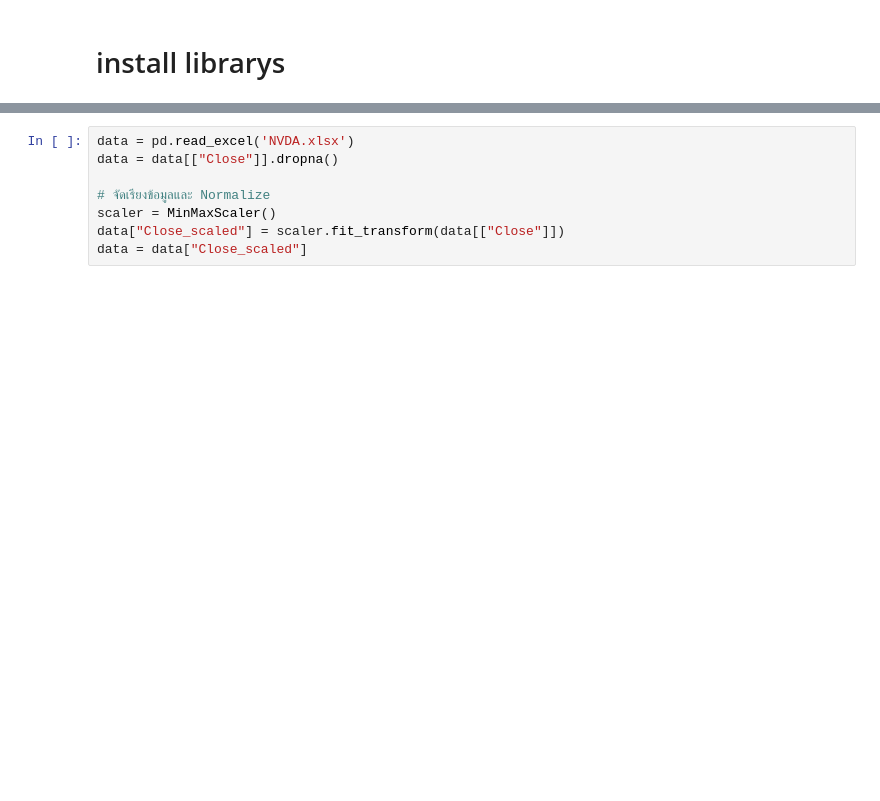
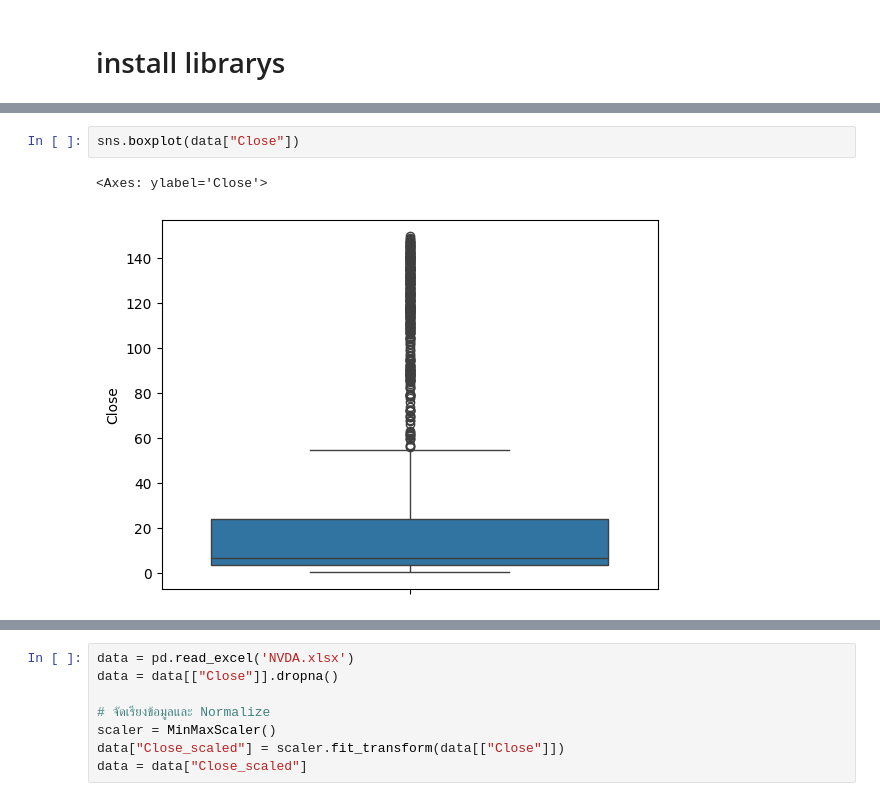
Before and after one commit to Prapakorn23/drift-cv-forecasting, a Jupyter notebook: Forecasting.ipynb, the cells around one changed output, grey strips where cells are left out. Saved outputs shown, nothing was run; the diff lists cells and outputs as text; blank space fills up the shorter version.

```diff
--- a/Forecasting.ipynb
+++ b/Forecasting.ipynb
@@ -14,0 +55,5 @@ from scipy.stats import entropy
+# %%
+sns.boxplot(data["Close"])
+# %% [output]
+<Axes: ylabel='Close'>
+[figure, added]
```
Also changed, not shown: parts of 15 cells of this notebook.
